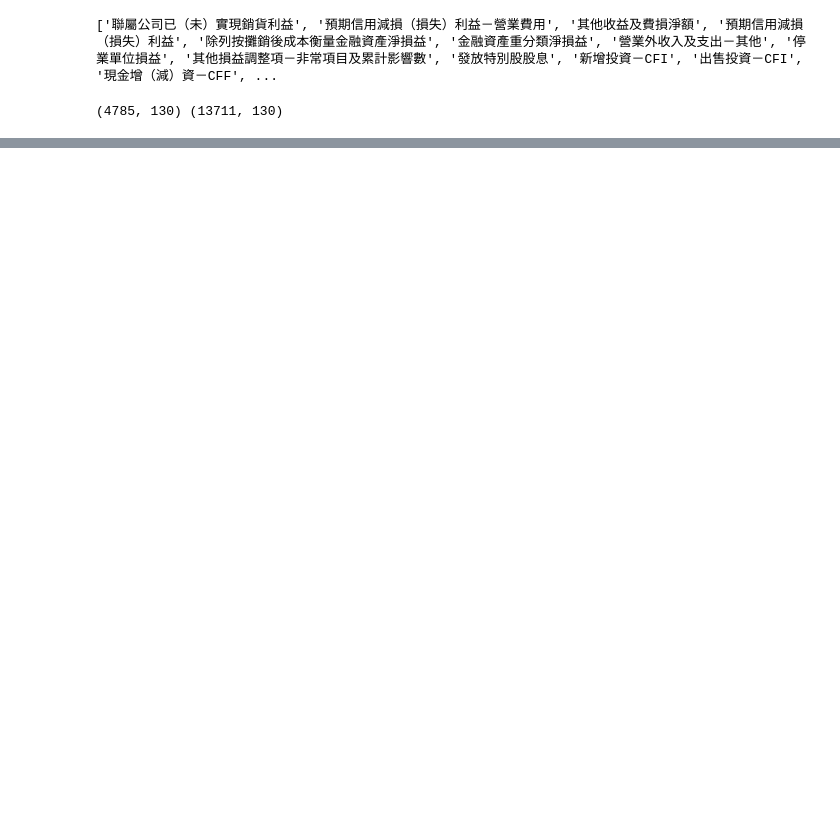
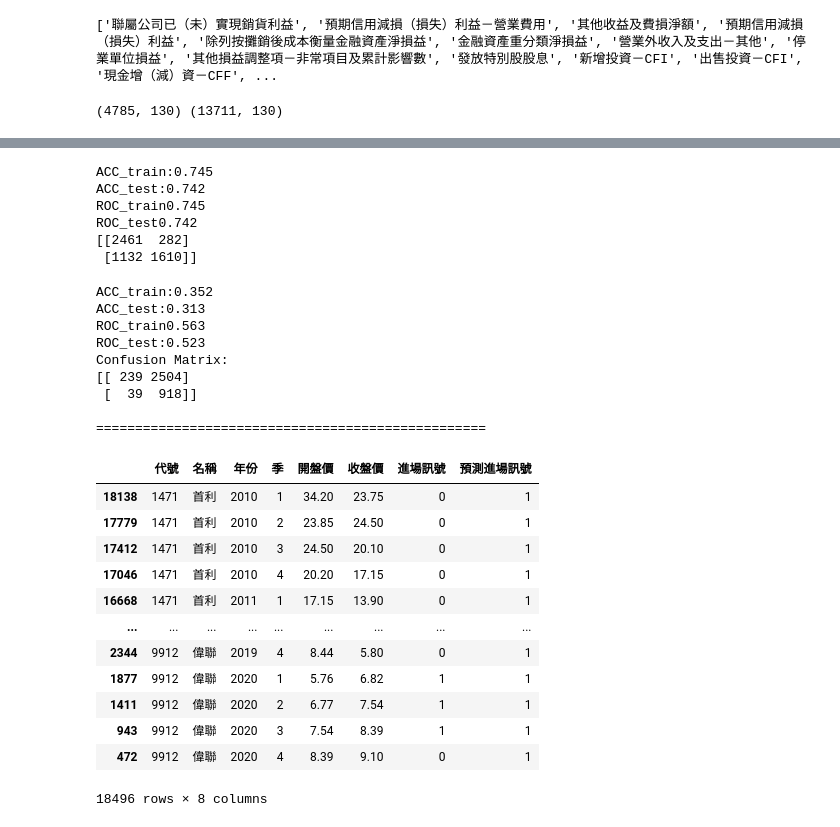
Before and after one commit to haoweii0215/Machine-Learning-Course, a Jupyter notebook: Method_B Model.ipynb, the cells around one changed output, grey strips where cells are left out. Cells and saved outputs as stored; diff of their text form; code cells hidden in the pictures; blank space fills up the shorter version.

```diff
--- a/Method_B Model.ipynb
+++ b/Method_B Model.ipynb
@@ -935,0 +650,27 @@ Confusion Matrix:
+# %%
+#未調參結果
+y = df.loc[:,'進場訊號']
+X = df[['季','稅前淨利成長率','不重分類至損益之項目－OCI','經常淨利成長率']]
+X_res, Y_res = SMOTE(random_state = 42).fit_resample(X, y)
+std = StandardScaler()
+xgb = XGBClassifier()
+std_x = std.fit_transform(X_res)
+X_train, X_test, y_train, y_test = train_test_split(std_x, Y_res, test_size = 0.2, random_state = 42, stratify = Y_res)
+xgb.fit(X_train, y_train)
+acc_train = accuracy_score(y_train, xgb.predict(X_train))
+acc = accuracy_score(y_test, xgb.predict(X_test))
+roc_train = roc_auc_score(y_train, xgb.predict(X_train))
+roc_test = roc_auc_score(y_test, xgb.predict(X_test))
+cf = confusion_matrix(y_test, xgb.predict(X_test))
+print('ACC_train:{0:.3}'.format(acc_train))
+print('ACC_test:{0:.3}'.format(acc))
+print('ROC_train{0:.3}'.format(roc_train))
+print('ROC_test{0:.3}'.format(roc_test))
+print(cf)
+# %% [output]
+ACC_train:0.745
+ACC_test:0.742
+ROC_train0.745
+ROC_test0.742
+[[2461  282]
+ [1132 1610]]
@@ -935,0 +707,53 @@ Confusion Matrix:
+# %%
+#XGB-BEST
+y = df3.loc[:,'進場訊號']
+X = df3[['季','稅前淨利成長率','不重分類至損益之項目－OCI','經常淨利成長率']]
+std = StandardScaler()
+xgb = XGBClassifier(max_depth=9,gamma = 0.3,colsample_bytree=0.6,subsample=0.8,reg_alpha=0.005,scale_pos_weight=21)
+std_x = std.fit_transform(X)
+X_train, X_test, y_train, y_test = train_test_split(std_x, y, test_size = 0.2, random_state = 42, stratify = y)
+xgb.fit(X_train, y_train)
+pred = xgb.predict(X_test)
+pred_train = xgb.predict(X_train)
+acc_train = accuracy_score(y_train, xgb.predict(X_train))
+acc = accuracy_score(y_test, xgb.predict(X_test))
+roc_train = roc_auc_score(y_train, xgb.predict(X_train))
+roc_test = roc_auc_score(y_test, xgb.predict(X_test))
+cf = confusion_matrix(y_test, xgb.predict(X_test))
+print('ACC_train:{0:.3}'.format(acc_train))
+print('ACC_test:{0:.3}'.format(acc))
+print('ROC_train{0:.3}'.format(roc_train))
+print('ROC_test:{0:.3}'.format(roc_test))
+print('Confusion Matrix:\n{}\n'.format(cf))
+print('==================================================')
+a = pd.DataFrame({'進場訊號':y_test,'預測進場訊號':pred})
+b = pd.DataFrame({'進場訊號':y_train,'預測進場訊號':pred_train})
+c = pd.concat([a,b],axis = 0)
+d = df3[['代號','名稱','年份','季','開盤價','收盤價']]
+e = pd.concat([d,c],axis = 1)
+e = e.sort_values(by = ['代號','名稱','年份','季'])
+final_2 = e
+final_2.to_csv('./Data/Method_B_Final_XGB_Feature_Importances.csv', index=0, header=True, encoding='utf-8')
+# %% [output]
+ACC_train:0.352
+ACC_test:0.313
+ROC_train0.563
+ROC_test:0.523
+Confusion Matrix:
+[[ 239 2504]
+ [  39  918]]
+
+==================================================
+|  | 代號 | 名稱 | 年份 | 季 | 開盤價 | 收盤價 | 進場訊號 | 預測進場訊號 |
+| 18138 | 1471 | 首利 | 2010 | 1 | 34.20 | 23.75 | 0 | 1 |
+| 17779 | 1471 | 首利 | 2010 | 2 | 23.85 | 24.50 | 0 | 1 |
+| 17412 | 1471 | 首利 | 2010 | 3 | 24.50 | 20.10 | 0 | 1 |
+| 17046 | 1471 | 首利 | 2010 | 4 | 20.20 | 17.15 | 0 | 1 |
+| 16668 | 1471 | 首利 | 2011 | 1 | 17.15 | 13.90 | 0 | 1 |
+| ... | ... | ... | ... | ... | ... | ... | ... | ... |
+| 2344 | 9912 | 偉聯 | 2019 | 4 | 8.44 | 5.80 | 0 | 1 |
+| 1877 | 9912 | 偉聯 | 2020 | 1 | 5.76 | 6.82 | 1 | 1 |
+| 1411 | 9912 | 偉聯 | 2020 | 2 | 6.77 | 7.54 | 1 | 1 |
+| 943 | 9912 | 偉聯 | 2020 | 3 | 7.54 | 8.39 | 1 | 1 |
+| 472 | 9912 | 偉聯 | 2020 | 4 | 8.39 | 9.10 | 0 | 1 |
+18496 rows × 8 columns
```
Also changed, not shown: parts of 117 cells of this notebook.
